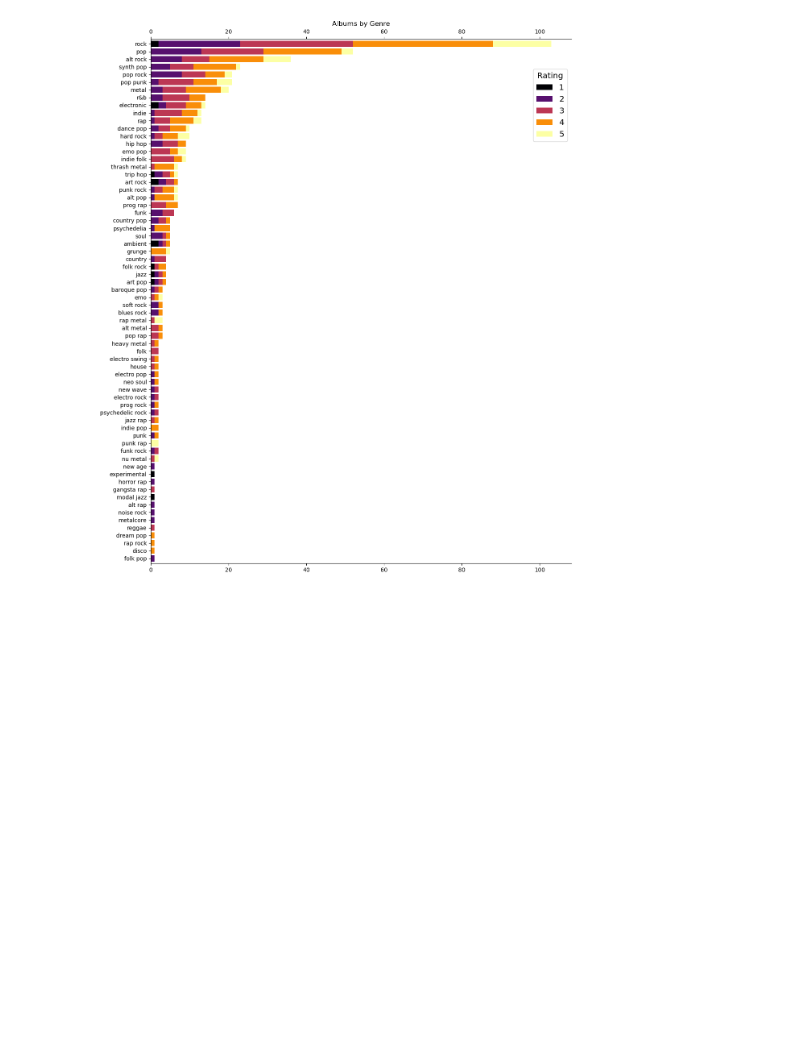
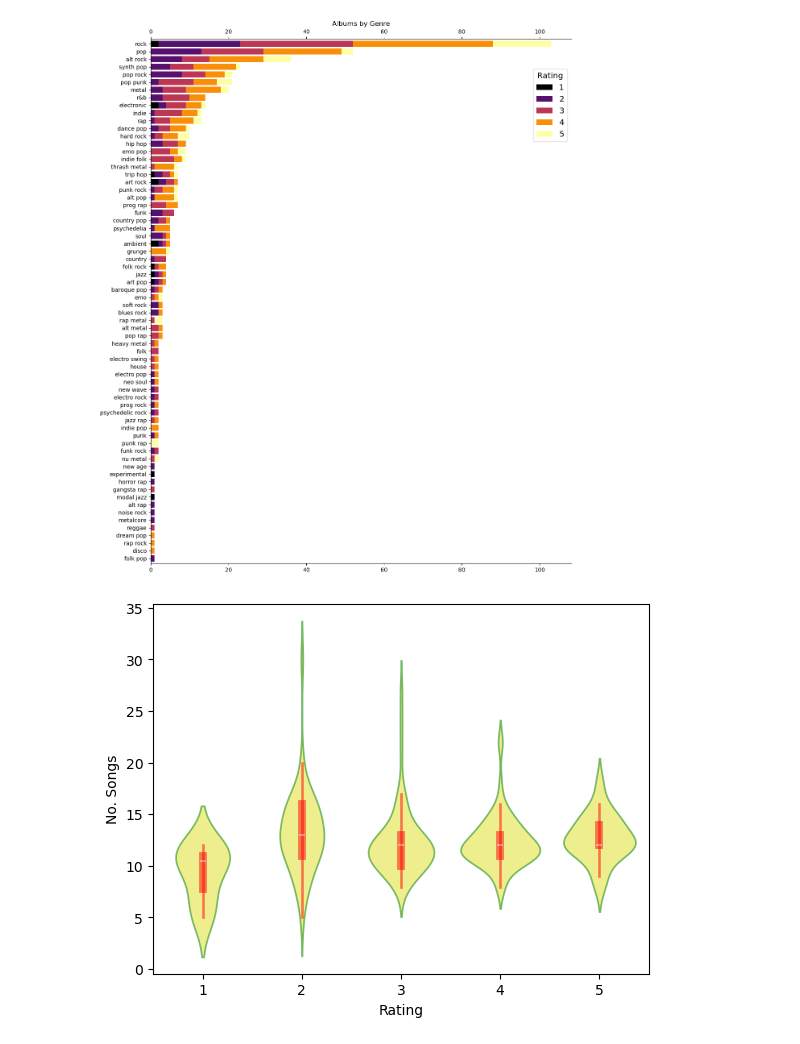
Before and after one commit to GHornshaw/music-ratings-visuals, a Jupyter notebook: src/visualisations.ipynb, the cells around one changed output. Cells and saved outputs as stored; diff of their text form; code cells hidden in the pictures; blank space fills up the shorter version.

Commit message:
Started coding the violin plots

```diff
--- a/src/visualisations.ipynb
+++ b/src/visualisations.ipynb
@@ -80,3 +80,19 @@ ax = create_genre_rating_bar(albums, primary)
 plt.savefig(os.path.join(figspath, filename))
 # %% [output]
 [figure]
+# %%
+### Create a violin plot of album length/average song length vs rating ###
+
+import seaborn as sbn
+
+ax = sbn.violinplot(
+    albums,
+    x='Rating',
+    y='No. Songs',
+    color="yellow",
+    alpha=0.6,
+    linecolor="green",
+    inner_kws=dict(color="red", alpha=0.6)
+)
+# %% [output]
+[figure, added]
```
Also changed, not shown: parts of 1 cell of this notebook.
